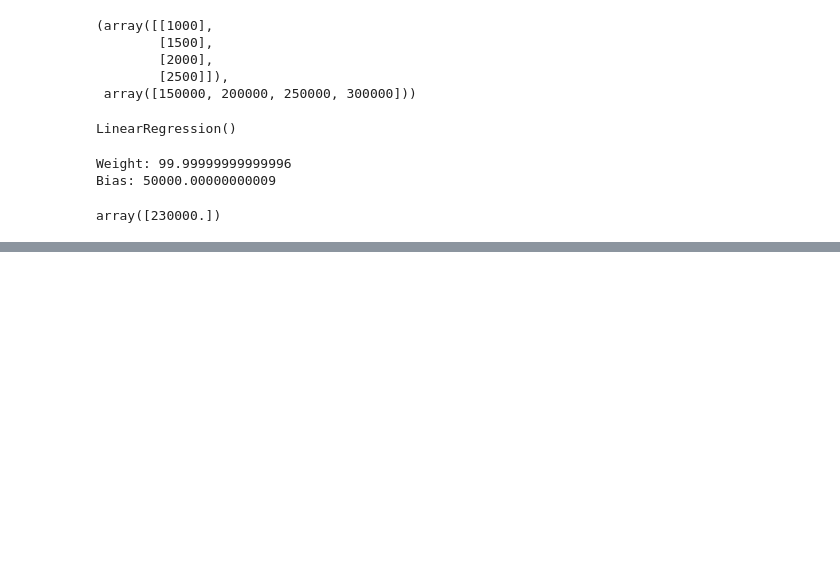
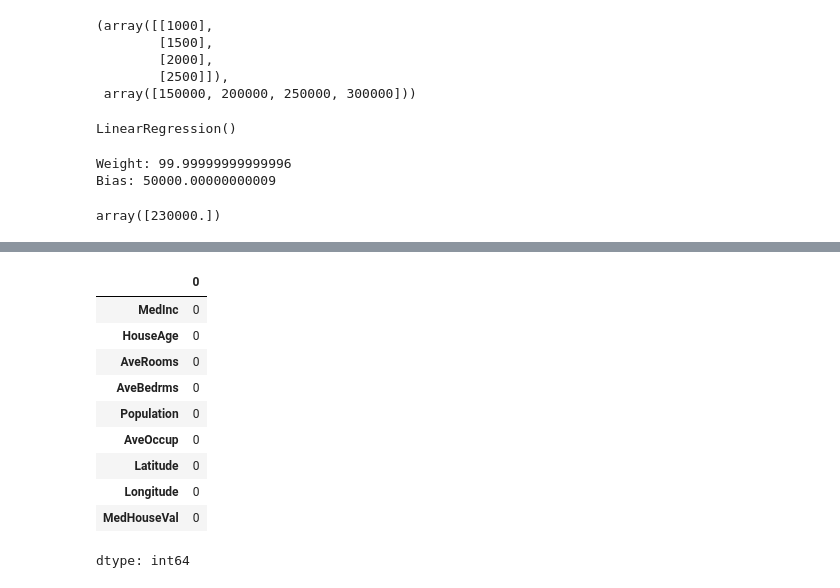
Before and after one commit to uk-zash/Machine-Learning, a Jupyter notebook: Linear_Regression.ipynb, the cells around one changed output, grey strips where cells are left out. Saved outputs shown, nothing was run; the diff lists cells and outputs as text; code cells hidden in the pictures; blank space fills up the shorter version.

```diff
--- a/Linear_Regression.ipynb
+++ b/Linear_Regression.ipynb
@@ -598,0 +673,15 @@ array([230000.])
+# %%
+# Final check of null values for California Housing
+df.isnull().sum()
+# %% [output]
+|  | 0 |
+| MedInc | 0 |
+| HouseAge | 0 |
+| AveRooms | 0 |
+| AveBedrms | 0 |
+| Population | 0 |
+| AveOccup | 0 |
+| Latitude | 0 |
+| Longitude | 0 |
+| MedHouseVal | 0 |
+dtype: int64
```
Also changed, not shown: parts of 25 cells of this notebook.
